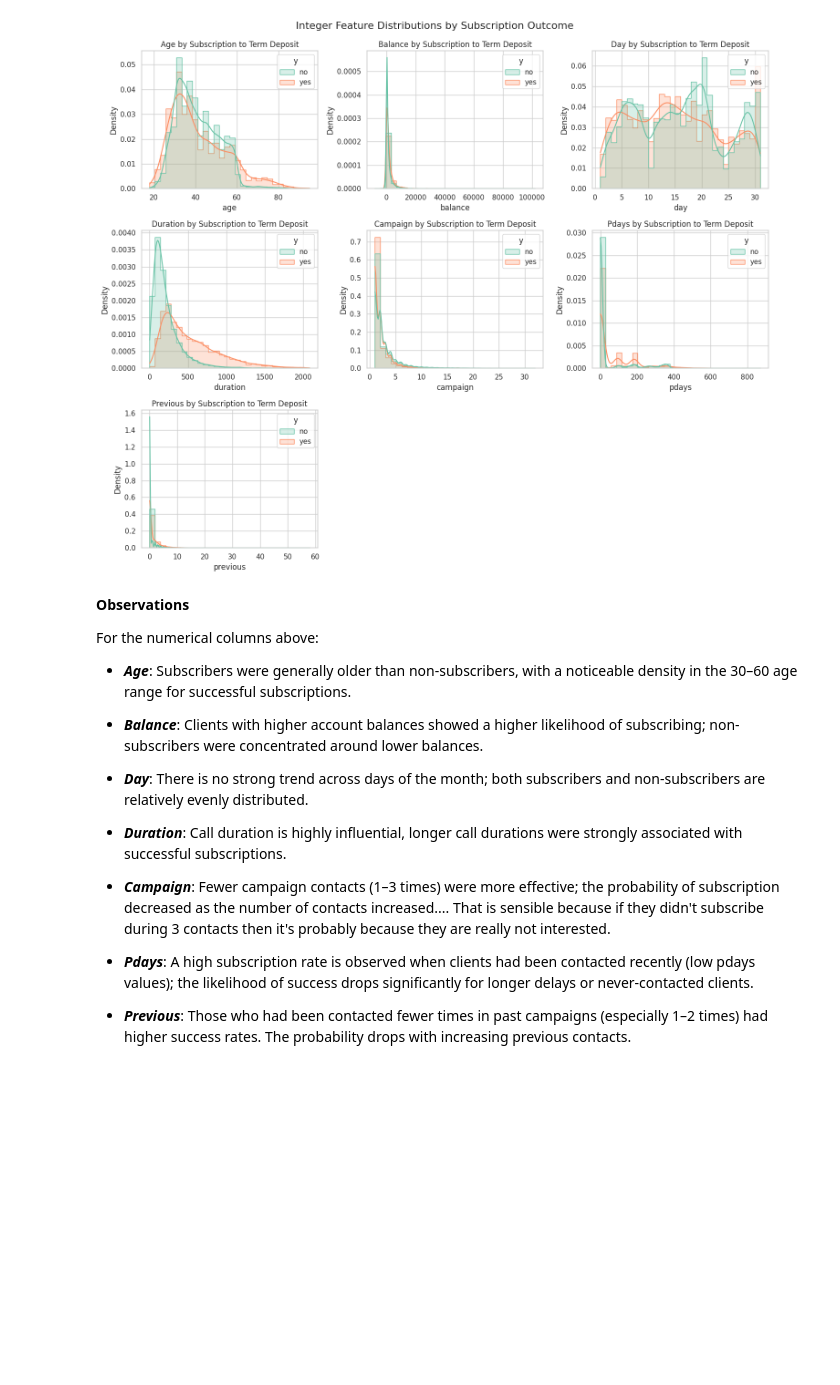
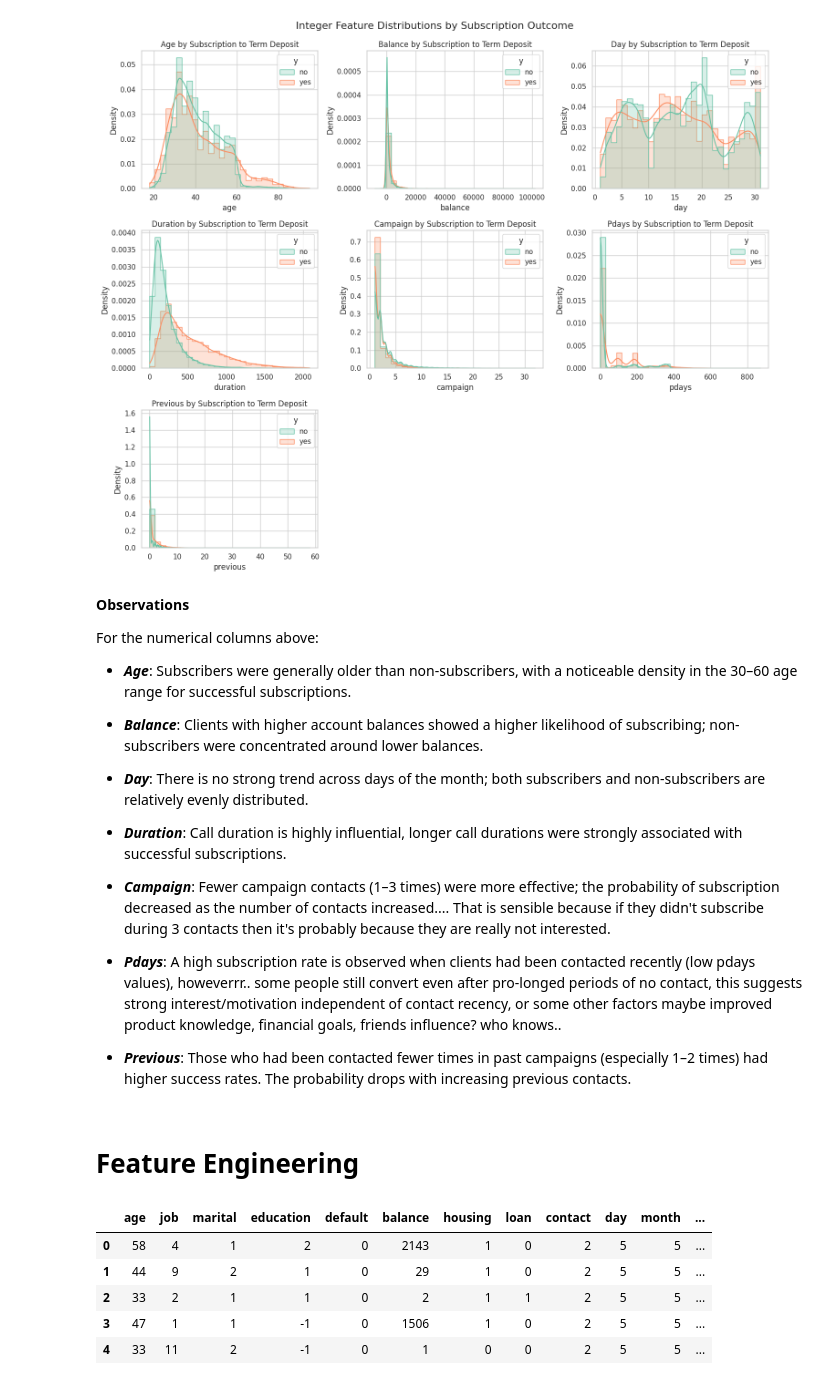
Before and after one commit to munas-git/BankCampaign-Propensity, a Jupyter notebook: term-deposits-optimal-marketing-targets.ipynb, the cells around one changed output. Saved outputs shown, nothing was run; the diff lists cells and outputs as text; code cells hidden in the pictures; blank space fills up the shorter version.

```diff
--- a/term-deposits-optimal-marketing-targets.ipynb
+++ b/term-deposits-optimal-marketing-targets.ipynb
@@ -251,6 +266,57 @@ For the numerical columns above:
 
 - ***Campaign***: Fewer campaign contacts (1–3 times) were more effective; the probability of subscription decreased as the number of contacts increased.... That is sensible because if they didn't subscribe during 3 contacts then it's probably because they are really not interested.
 
-- ***Pdays***: A high subscription rate is observed when clients had been contacted recently (low pdays values); the likelihood of success drops significantly for longer delays or never-contacted clients.
+- ***Pdays***: A high subscription rate is observed when clients had been contacted recently (low pdays values), howeverrr.. some people still convert even after pro-longed periods of no contact, this suggests strong interest/motivation independent of contact recency, or some other factors maybe improved product knowledge, financial goals, friends influence? who knows..
+
 
 - ***Previous***: Those who had been contacted fewer times in past campaigns (especially 1–2 times) had higher success rates. The probability drops with increasing previous contacts.
+# %% [markdown]
+# Feature Engineering
+# %%
+# Encoding all categorical variables.
+# Excluding education and month because education level is ordinal data.
+# Same as month. Instead of one-hot or categorical, I will
+# use 1 - 12 because the kde for months/target shows seasonal trend.
+
+def preprocess_data(train_df, target_col = 'y'):
+    non_ordinal_categorical_columns = categorical_columns.drop(['education', 'month'])
+
+    # Dictionary to store fitted label encoders
+    label_encoders = {}
+
+    # Process non-ordinal categorical columns
+    for col in non_ordinal_categorical_columns:
+        le = LabelEncoder()
+        train_df[col] = le.fit_transform(train_df[col])
+        label_encoders[col] = le
+
+    # Ordinal mappings
+    month_order = {
+        'jan': 1, 'feb': 2, 'mar': 3, 'apr': 4, 'may': 5, 'jun': 6,
+        'jul': 7, 'aug': 8, 'sep': 9, 'oct': 10, 'nov': 11, 'dec': 12}
+
+    education_mapping = {
+        'primary': 0, 'secondary': 1,
+        'tertiary': 2, 'unknown': -1}
+
+    # Apply ordinal mappings
+    train_df['month'] = train_df['month'].map(month_order)
+    train_df['education'] = train_df['education'].map(education_mapping)
+
+    # Encode target variable
+    train_df[target_col] = train_df[target_col].apply(lambda x: 1 if x == 'yes' else 0)
+
+    return train_df, label_encoders
+
+
+train_df, label_encoders = preprocess_data(train_df)
+# %%
+# All categorical info have now been encoded and ready for propensity modelling
+train_df.head()
+# %% [output]
+|  | age | job | marital | education | default | balance | housing | loan | contact | day | month | ... |
+| 0 | 58 | 4 | 1 | 2 | 0 | 2143 | 1 | 0 | 2 | 5 | 5 | ... |
+| 1 | 44 | 9 | 2 | 1 | 0 | 29 | 1 | 0 | 2 | 5 | 5 | ... |
+| 2 | 33 | 2 | 1 | 1 | 0 | 2 | 1 | 1 | 2 | 5 | 5 | ... |
+| 3 | 47 | 1 | 1 | -1 | 0 | 1506 | 1 | 0 | 2 | 5 | 5 | ... |
+| 4 | 33 | 11 | 2 | -1 | 0 | 1 | 0 | 0 | 2 | 5 | 5 | ... |
```
Also changed, not shown: parts of 20 cells of this notebook.
